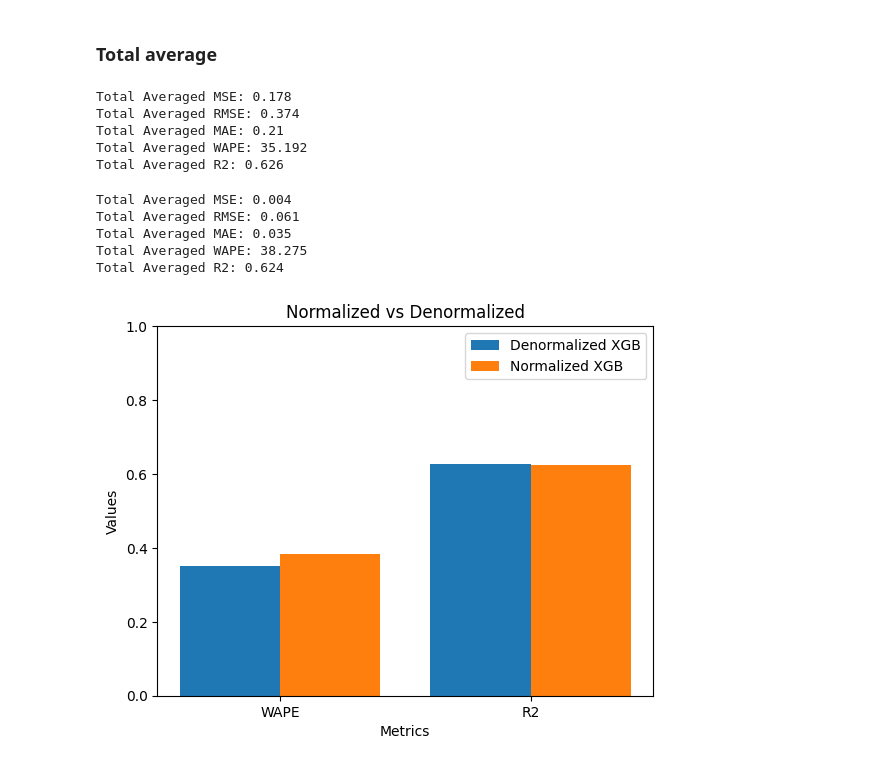
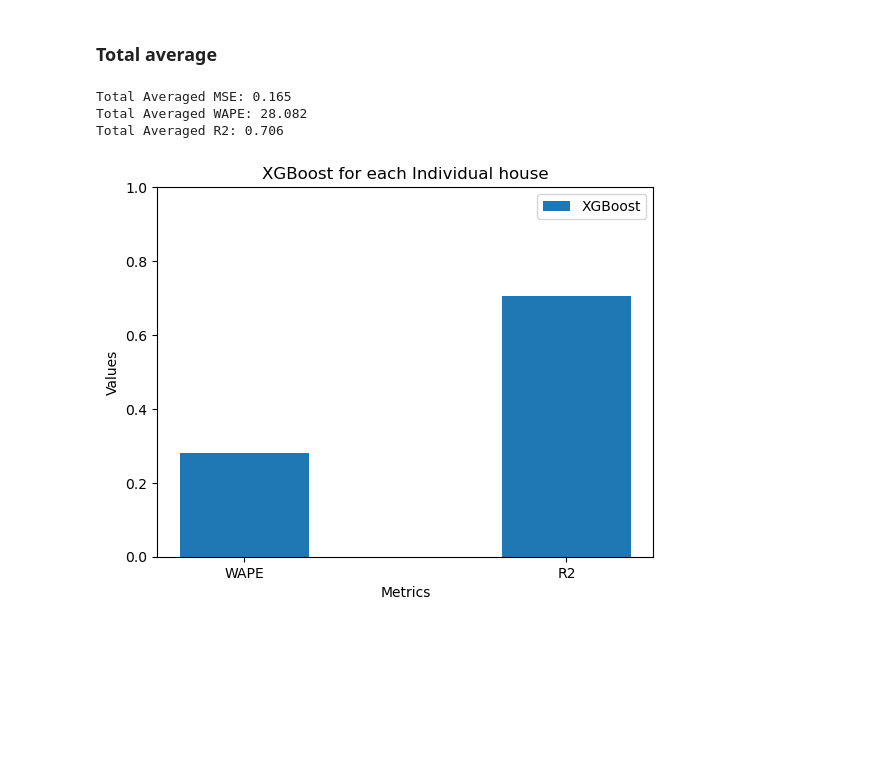
Before and after one commit to franciscomonteiro85/rec-energy-prediction-algorithm, a Jupyter notebook: Ensemble_Tests_Individual.ipynb, the cells around one changed output. Drawn from its saved outputs; the diff is of its cells as text; code cells hidden in the pictures; blank space fills up the shorter version.

Commit message:
Coopernico 50 houses added

```diff
--- a/Ensemble_Tests_Individual.ipynb
+++ b/Ensemble_Tests_Individual.ipynb
@@ -79,23 +79,17 @@ def build_model(estimator, X_train: np.array, y_train: np.array, X_test: np.arra
 # %%
 def total_averaged_metrics(metrics_list):
-    mse, rmse, mae, wape, r2 = 0,0,0,0,0
+    mse, wape, r2 = 0,0,0,
     for house in metrics_list:
-        mse += sum(i for i, j, k, l, m in house)
-        rmse += sum(j for i, j, k, l, m in house)
-        mae += sum(k for i, j, k, l, m in house)
-        wape += sum(l for i, j, k, l, m in house)
-        r2 += sum(m for i, j, k, l, m in house)
+        mse += sum(i for i, j, k in house)
+        wape += sum(j for i, j, k in house)
+        r2 += sum(k for i, j, k in house)
     t_mse = np.round(mse/len(metrics_list),3)
-    t_rmse = np.round(rmse/len(metrics_list),3)
-    t_mae = np.round(mae/len(metrics_list),3)
     t_wape = np.round(wape/len(metrics_list),3)
     t_r2 = np.round(r2/len(metrics_list),3)
     print("Total Averaged MSE: {}".format(t_mse))
-    print("Total Averaged RMSE: {}".format(t_rmse))
-    print("Total Averaged MAE: {}".format(t_mae))
     print("Total Averaged WAPE: {}".format(t_wape))
     print("Total Averaged R2: {}".format(t_r2))
-    return t_mse, t_rmse, t_mae, t_wape, t_r2
+    return t_mse, t_wape, t_r2
 
 
 def last_energy_points(df, number_timesteps):
@@ -124,18 +118,12 @@ def build_predict_show(df, number_timesteps, estimator, normalize=False, train_s
             X_train_norm = scaler.transform(X_train)
             X_test_norm = scaler.transform(X_test)
 
-        model, preds, scores = build_model(estimator, X_train, y_train, X_test)
-        mse, rmse, mae, wape, r2 = performance_metrics(preds, y_test.values.reshape(-1))
-        cv_mse = np.round(scores['test_neg_mean_squared_error'].mean() * (-1),5)
-        cv_rmse = np.round(scores['test_neg_root_mean_squared_error'].mean() * (-1),5)
-        cv_mae = np.round(scores['test_neg_mean_absolute_error'].mean() * (-1),5)
-        cv_r2 = np.round(scores['test_r2'].mean(),5)
-        print("CV MSE: {} ".format(cv_mse))
-        print("CV R2: {} ".format(cv_r2))
-        metrics_list.append((cv_mse,cv_rmse,cv_mae,wape,cv_r2))
+        model, preds = build_model(estimator, X_train, y_train, X_test)
+        mse, wape, r2 = performance_metrics(preds, y_test.values.reshape(-1))
+        metrics_list.append((mse, wape,r2))
         print("\nElapsed time: %.3f seconds" % (time.time() - start))
     print("\nFull Elapsed time: %.3f seconds" % (time.time() - full_start))
-    return model, preds, scores, metrics_list
+    return model, preds, metrics_list
 
 def split_train_test_timeseries(X, y, train_size: int):
     n_train_samples = int(len(X) * train_size)
@@ -223,14 +197,13 @@ number_timesteps = 97
 # %% [markdown]
 ## XGBoost
 # %%
-model_xgb, preds_xgb, scores_xgb, metrics_list_xgb = [],[],[],[]
+model_xgb, preds_xgb, metrics_list_xgb = [],[],[]
 start_t = time.time()
 for house in range(0,number_of_houses):
     print("\n House {}".format(house))
-    mo_xgb, p_xgb, s_xgb, ml_xgb = build_predict_show(df[house], number_timesteps, xgb.XGBRegressor(seed=42), start_timestep=start_timestep)
+    mo_xgb, p_xgb, ml_xgb = build_predict_show(df[house], number_timesteps, xgb.XGBRegressor(seed=42), start_timestep=start_timestep)
     model_xgb.append(mo_xgb)
     preds_xgb.append(p_xgb)
-    scores_xgb.append(s_xgb)
     metrics_list_xgb.append(ml_xgb)
 print("\nXGBoost Elapsed time: %.3f seconds" % (time.time() - start_t))
 # %% [output]
@@ -301,32 +233,21 @@ show_graphic_per_timestep(metrics_list_xgb_norm, number_timesteps, start_timeste
 # %% [markdown]
 ### Total average
 # %%
-t_mse,t_rmse,t_mae,t_wape, t_r2 = total_averaged_metrics(metrics_list_xgb)
+t_mse,t_wape, t_r2 = total_averaged_metrics(metrics_list_xgb)
 # %% [output]
-Total Averaged MSE: 0.178
-Total Averaged RMSE: 0.374
-Total Averaged MAE: 0.21
-Total Averaged WAPE: 35.192
-Total Averaged R2: 0.626
+Total Averaged MSE: 0.165
+Total Averaged WAPE: 28.082
+Total Averaged R2: 0.706
-# %%
-t_mse_norm, t_rmse_norm, t_mae_norm, t_wape_norm, t_r2_norm = total_averaged_metrics(metrics_list_xgb_norm)
-# %% [output]
-Total Averaged MSE: 0.004
-Total Averaged RMSE: 0.061
-Total Averaged MAE: 0.035
-Total Averaged WAPE: 38.275
-Total Averaged R2: 0.624
 # %%
 X_names = ("WAPE", "R2")
 X_axis = np.arange(len(X_names))
-plt.bar(X_axis - 0.2, (t_wape / 100, t_r2), 0.4, label = 'Denormalized XGB')
-plt.bar(X_axis + 0.2, (t_wape_norm / 100, t_r2_norm), 0.4, label = 'Normalized XGB')
+plt.bar(X_axis, (t_wape / 100, t_r2), 0.4, label = 'XGBoost')
 plt.ylim(0,1)
 plt.xticks(X_axis, X_names)
 plt.xlabel("Metrics")
 plt.ylabel("Values")
-plt.title("Normalized vs Denormalized")
+plt.title("XGBoost for each Individual house")
 plt.legend()
 plt.show()
 # %% [output]
-[figure, old version]
+[figure, new version]
```
Also changed, not shown: parts of 7 cells of this notebook, 9 other files.
